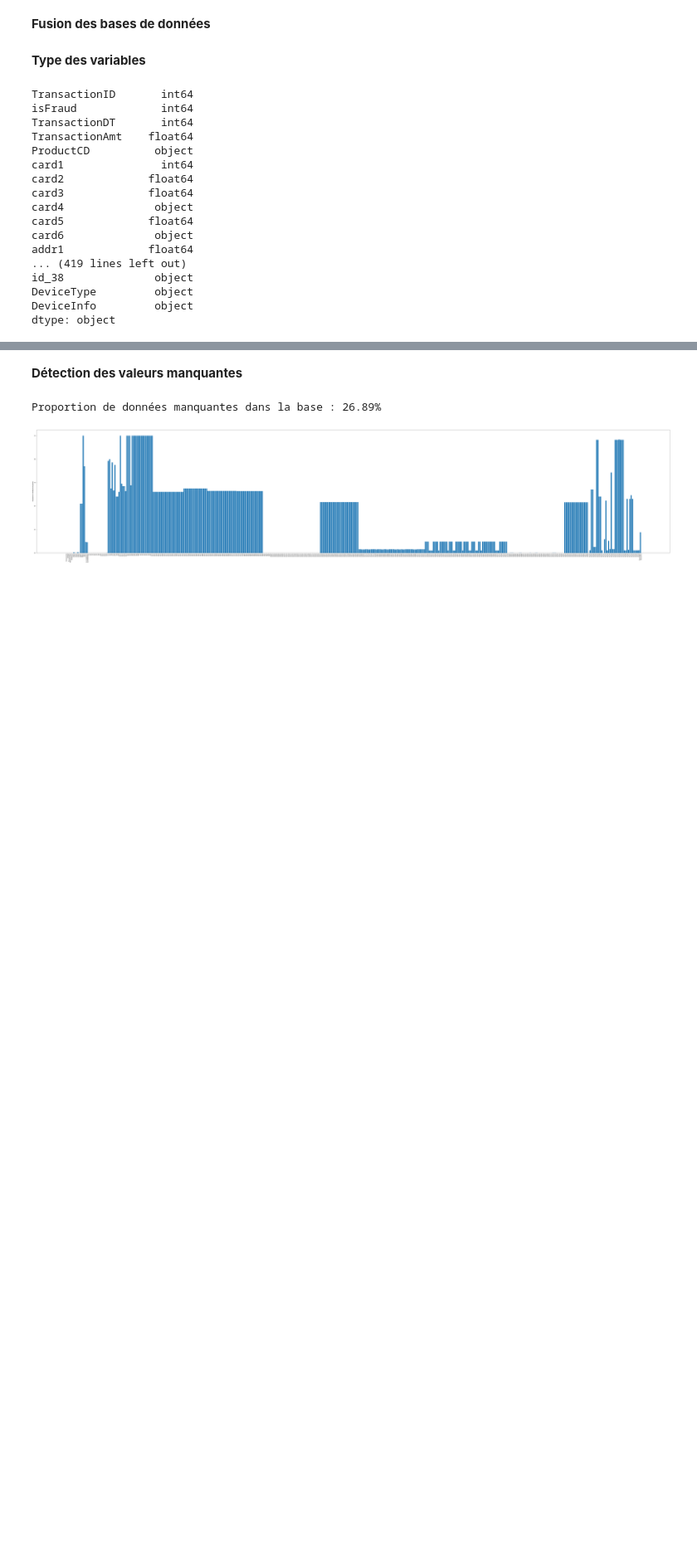
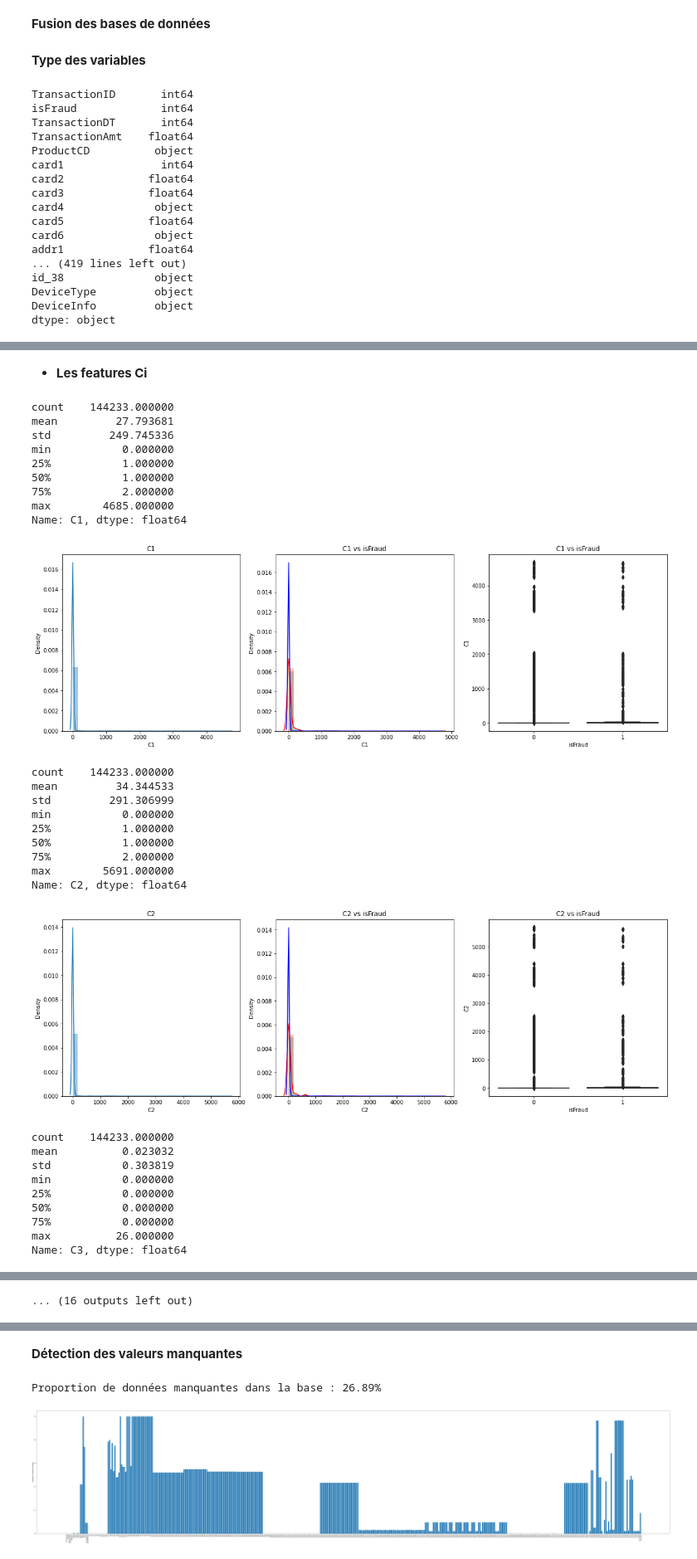
Before and after one commit to trodrigue1304/Fraud_detection_algorithm, a Jupyter notebook: source.ipynb, the cells around one changed output, grey strips where cells are left out. Shown at 83% size. Saved outputs shown, nothing was run; the diff lists cells and outputs as text; code cells hidden in the pictures; blank space fills up the shorter version.

```diff
--- a/source.ipynb
+++ b/source.ipynb
@@ -105,0 +224,55 @@ dtype: object
+# %% [markdown]
+* **Les features Ci**
+# %%
+for i in range(14):
+  varc='C'+str(i+1)
+  #Apercu générale sur la variable
+  print(train[varc].describe())
+
+  plt.figure(figsize=(20,6))
+
+  #Distribution de la variable
+  plt.subplot(1,3,1)
+  sns.distplot(train[varc],bins=30)
+  plt.title(varc)
+
+  #Distribution de la variable suivant le caractère frauduleux
+  plt.subplot(1,3,2)
+  sns.distplot(train[train['isFraud']==1][varc],bins=30,kde_kws={"color": "r"},label=varc+'Fraude')
+  sns.distplot(train[train['isFraud']==0][varc],bins=30,kde_kws={"color": "b"},label=varc+'Nofraude')
+  plt.title(varc +' vs isFraud')
+
+  plt.subplot(1,3,3)
+  sns.boxplot(x='isFraud', y=varc,data=train,palette='dark')
+  plt.title(varc+' vs isFraud')
+  plt.show()
+# %% [output]
+count    144233.000000
+mean         27.793681
+std         249.745336
+min           0.000000
+25%           1.000000
+50%           1.000000
+75%           2.000000
+max        4685.000000
+Name: C1, dtype: float64
+[figure, added]
+count    144233.000000
+mean         34.344533
+std         291.306999
+min           0.000000
+25%           1.000000
+50%           1.000000
+75%           2.000000
+max        5691.000000
+Name: C2, dtype: float64
+[figure, added]
+count    144233.000000
+mean          0.023032
+std           0.303819
+min           0.000000
+25%           0.000000
+50%           0.000000
+75%           0.000000
+max          26.000000
+Name: C3, dtype: float64
@@ -105,0 +310 @@ dtype: object
+... (16 outputs left out)
```
Also changed, not shown: parts of 83 cells of this notebook.
